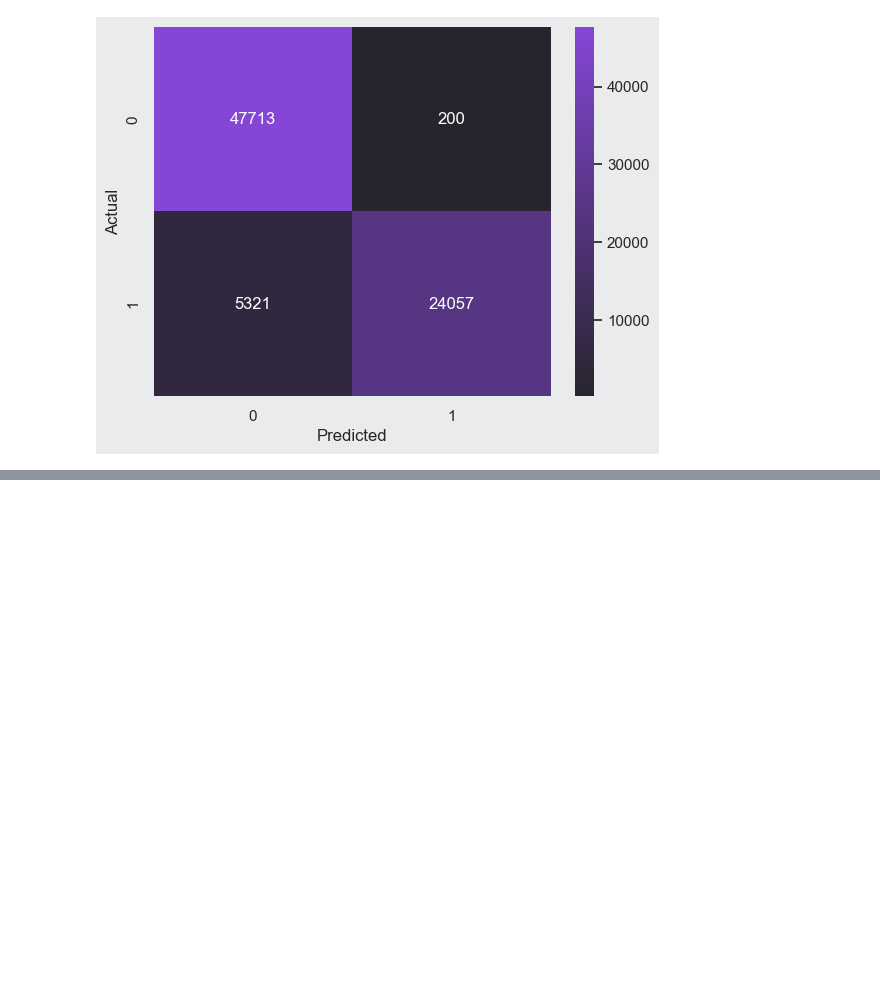
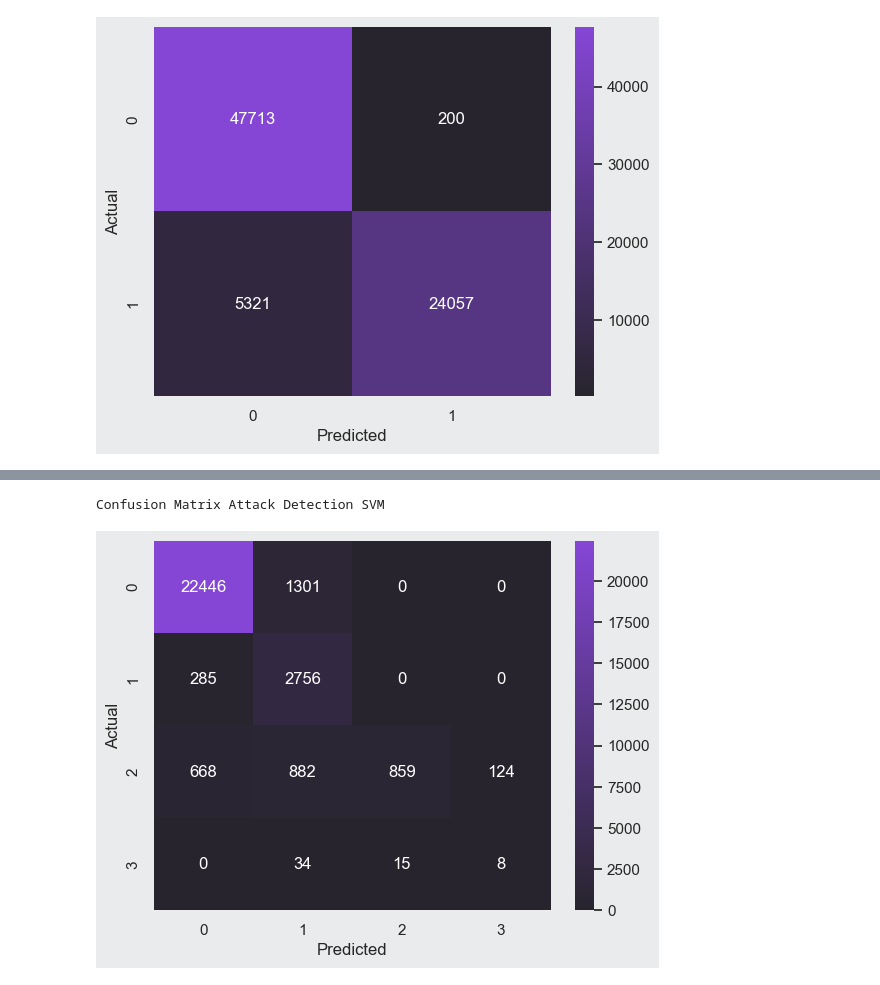
Before and after one commit to WildCodeWolf/Your-Data-Is-Mine, a Jupyter notebook: networktraffic-ml.ipynb, the cells around one changed output, grey strips where cells are left out. Cells and saved outputs as stored; diff of their text form; code cells hidden in the pictures; blank space fills up the shorter version.

```diff
--- a/networktraffic-ml.ipynb
+++ b/networktraffic-ml.ipynb
@@ -186,5 +344,9 @@ from sklearn.linear_model import LogisticRegression
 # %%
-#Train the LR Model
-lr_model_attack = LogisticRegression(max_iter= 1000)
+#Train the LR Attack Detection Model
+lr_model_attack = LogisticRegression(max_iter= 10000)
 lr_model_attack.fit(X_train_attack_scaled, y_train_attack)
+
+#Train the LR Attack Classification Model
+lr_model_class = LogisticRegression(max_iter= 10000)
+lr_model_class.fit(X_train_class_scaled, y_train_class)
 # %% [output]
@@ -230,0 +428,10 @@ SVC()
+# %%
+# For this Model we will start with the reduced Dataset
+
+#Train the SVM Attack Detection Model
+svm_model_attack = SVC(max_iter = 50000)
+svm_model_attack.fit(X_train_attack_scaled, y_train_attack)
+
+#Train the SVM Attack Classification Model
+svm_model_class = SVC(max_iter = 50000)
+svm_model_class.fit(X_train_class_scaled, y_train_class)
@@ -231 +440,7 @@ SVC()
+# %%
+# SVM Attack Detection Model Predictions
+svm_attack_pred = svm_model_attack.predict(X_test_attack_scaled)
+
+# SVM Attack Classification Model Predictions
+svm_class_pred = svm_model_class.predict(X_test_class_scaled)
 # %%
@@ -286,0 +491,11 @@ X_test_class_scaled = scaler.transform(X_test_class)
+# %%
+# Print Confusion Matrix
+print('Confusion Matrix Attack Detection SVM')
+conf_matrix_class = confusion_matrix(y_test_class, svm_class_pred)
+sns.heatmap(conf_matrix_class, annot=True, fmt='d', cmap=p.Colors.purples_c)
+plt.xlabel('Predicted')
+plt.ylabel('Actual')
+plt.show()
+# %% [output]
+Confusion Matrix Attack Detection SVM
+[figure, added]
```
Also changed, not shown: parts of 39 cells of this notebook.
